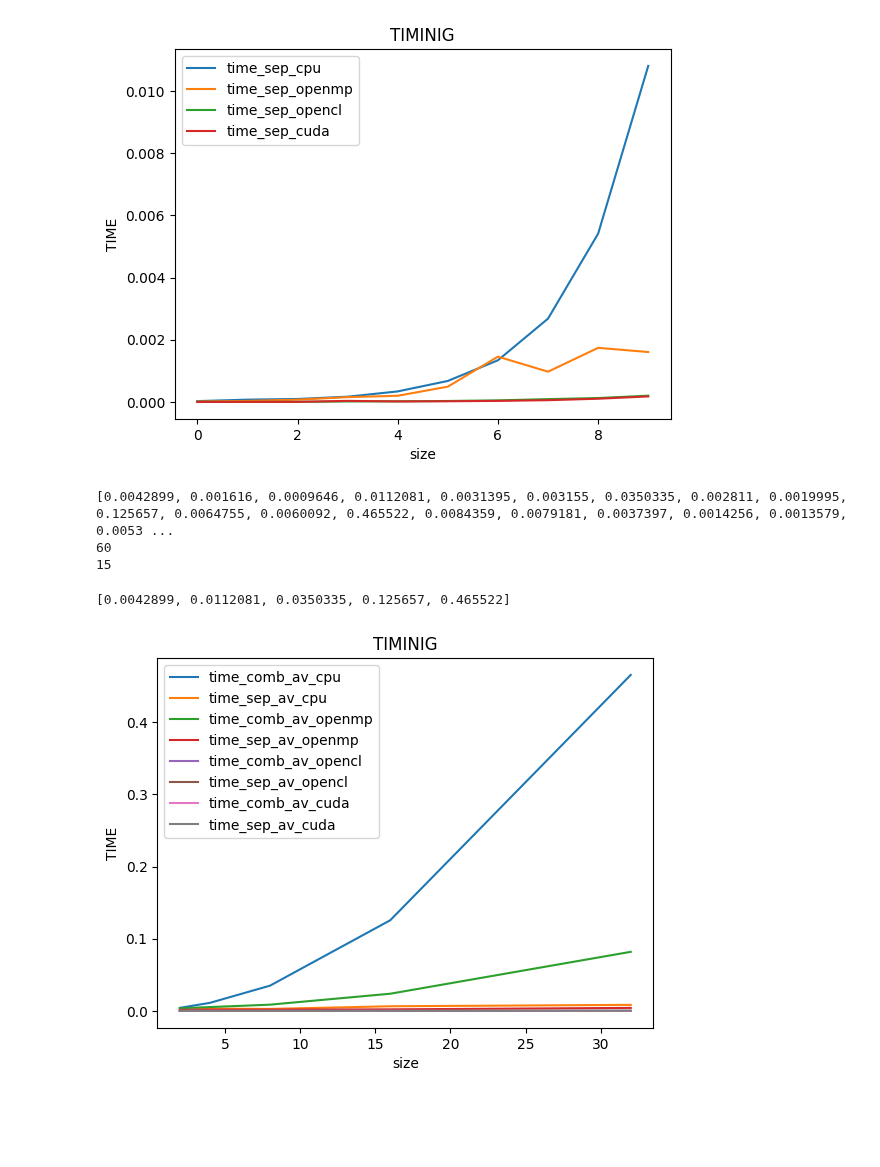
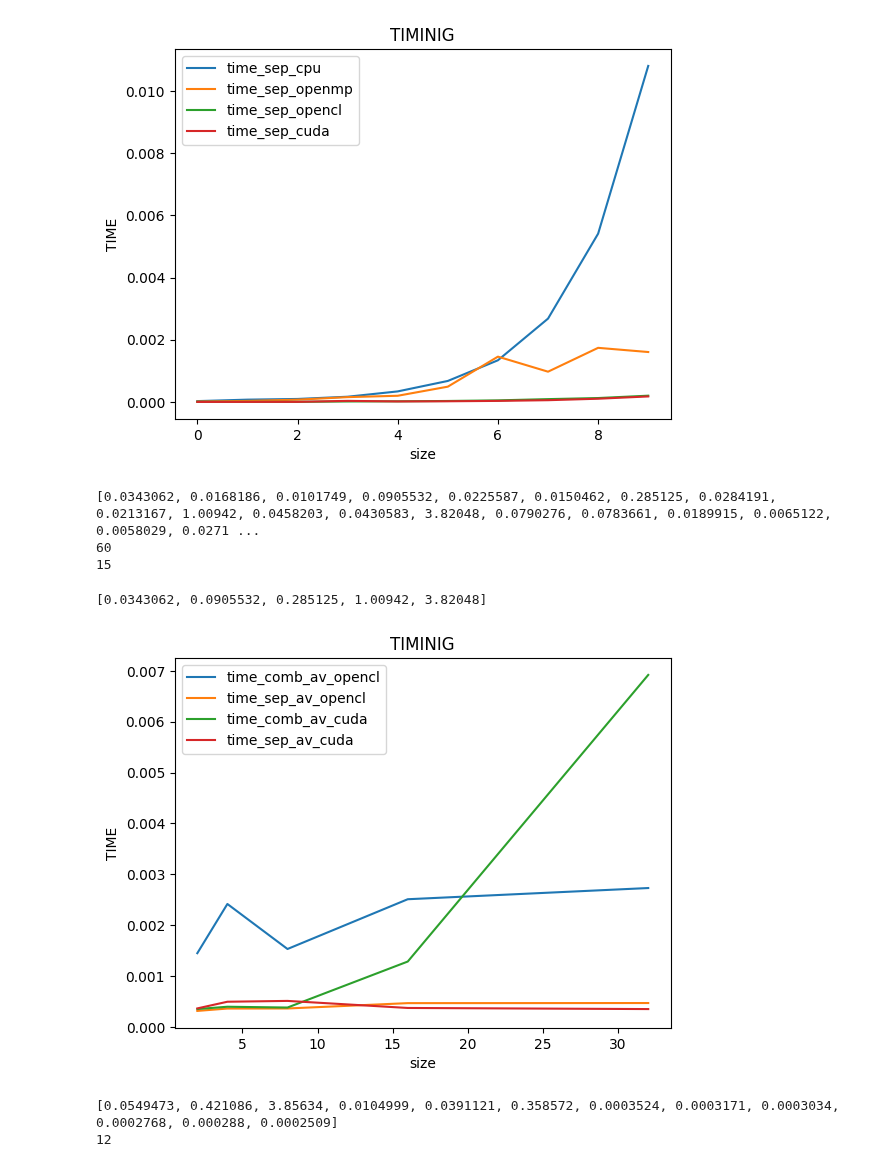
Before and after one commit to beanaas/GPU_stuff, a Jupyter notebook: Lab3/sum.ipynb, the cells around one changed output. Drawn from its saved outputs; the diff is of its cells as text; code cells hidden in the pictures; blank space fills up the shorter version.

```diff
--- a/Lab3/sum.ipynb
+++ b/Lab3/sum.ipynb
@@ -95,44 +95,67 @@ time_comb_av_opencl = time_opencl[::3]
 time_sep_av_opencl = time_opencl[1::3]
 time_sep_gauss_opencl = time_opencl[2::3]
 
-time_comb_av_cuda = time_cuda[::3]
-time_sep_av_cuda = time_cuda[1::3]
+time_comb_av_cuda = time_cuda[1::3]
+time_sep_av_cuda = time_cuda[::3]
 time_sep_gauss_cuda = time_cuda[2::3]
 # %% [output]
-[0.0042899, 0.001616, 0.0009646, 0.0112081, 0.0031395, 0.003155, 0.0350335, 0.002811, 0.0019995, 0.125657, 0.0064755, 0.0060092, 0.465522, 0.0084359, 0.0079181, 0.0037397, 0.0014256, 0.0013579, 0.0053 ...
+[0.0343062, 0.0168186, 0.0101749, 0.0905532, 0.0225587, 0.0150462, 0.285125, 0.0284191, 0.0213167, 1.00942, 0.0458203, 0.0430583, 3.82048, 0.0790276, 0.0783661, 0.0189915, 0.0065122, 0.0058029, 0.0271 ...
 60
 15
 # %%
 import matplotlib.pyplot as plt
 
 x = [2, 4, 8, 16, 32]
 
 print(time_comb_av_cpu)
 
-plt.plot(x,time_comb_av_cpu,   label='time_comb_av_cpu')
-plt.plot(x,time_sep_av_cpu, label='time_sep_av_cpu')
+#plt.plot(x,time_comb_av_cpu,   label='time_comb_av_cpu')
+#plt.plot(x,time_sep_av_cpu, label='time_sep_av_cpu')
 
-plt.plot(x,time_comb_av_openmp, label='time_comb_av_openmp')
-plt.plot(x,time_sep_av_openmp, label='time_sep_av_openmp')
+#plt.plot(x,time_comb_av_openmp, label='time_comb_av_openmp')
+#plt.plot(x,time_sep_av_openmp, label='time_sep_av_openmp')
 
 plt.plot(x,time_comb_av_opencl, label='time_comb_av_opencl')
 plt.plot(x,time_sep_av_opencl, label='time_sep_av_opencl')
 
 plt.plot(x,time_comb_av_cuda, label='time_comb_av_cuda')
 plt.plot(x,time_sep_av_cuda, label='time_sep_av_cuda')
 
 #plt.plot(time_sep_gauss_cpu, label='time_sep_gauss_cpu')
 #plt.plot(time_sep_gauss_openmp, label='time_sep_gauss_openmp')
 #plt.plot(time_sep_gauss_opencl, label='time_sep_gauss_opencl')
 #plt.plot(time_sep_gauss_cuda, label='time_sep_gauss_cuda')
 
 plt.xlabel('size')
 plt.ylabel('TIME')
 plt.title('TIMINIG')
 
 plt.legend()
 
 plt.show()
 # %% [output]
-[0.0042899, 0.0112081, 0.0350335, 0.125657, 0.465522]
+[0.0343062, 0.0905532, 0.285125, 1.00942, 3.82048]
-[figure, old version]
+[figure, new version]
+# %%
+file_path = 'output_q31.txt'
+
+# Open the file and read it line by line
+lines = []
+
+with open(file_path, 'r') as file:
+    for line in file:
+        # Process each line as needed
+        line.strip()
+        lines.append(float(line.split(":")[1].strip().split(" ")[0]))
+
+print(lines)
+
+size = len(lines)
+print(size)
+time_cpu = lines[:int(size/4)]
+time_openmp = lines[int(size/4):int(size/2)]
+time_opencl = lines[int(size/2):int(size*3/4)]
+time_cuda = lines[int(size*3/4):]
+# %% [output]
+[0.0549473, 0.421086, 3.85634, 0.0104999, 0.0391121, 0.358572, 0.0003524, 0.0003171, 0.0003034, 0.0002768, 0.000288, 0.0002509]
+12
```
Also changed, not shown: parts of 1 cell of this notebook, 32 other files.
